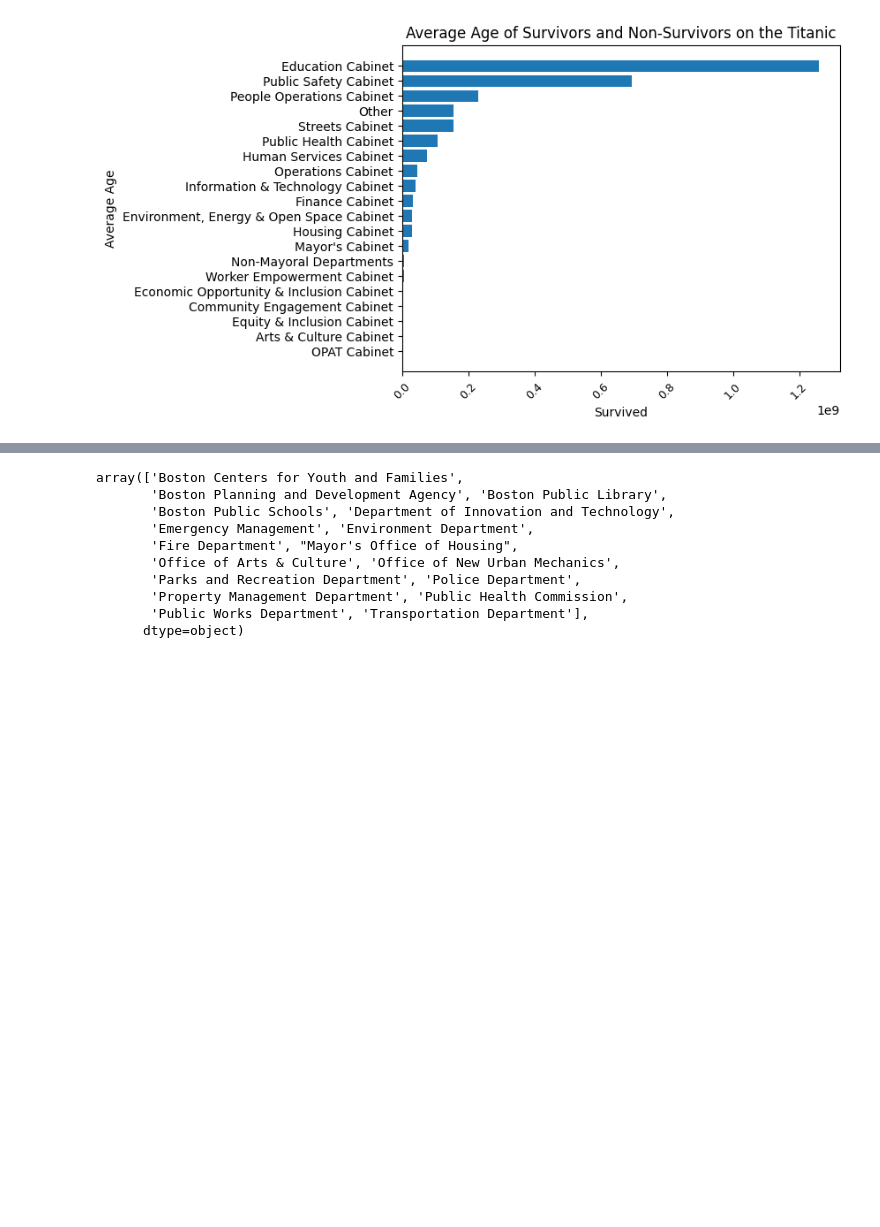
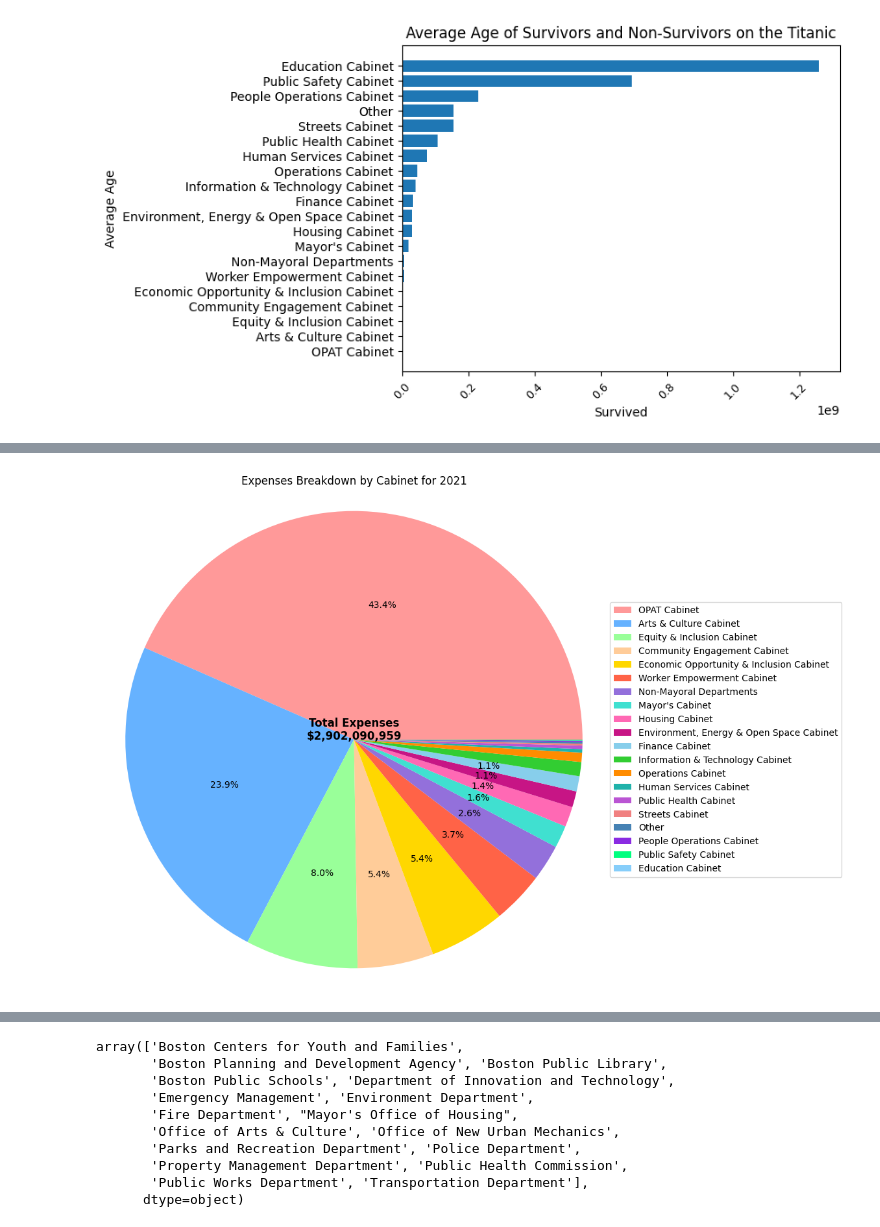
Before and after one commit to BU-Spark/ds-boston-city-budget, a Jupyter notebook: fa23-team-f/OperatingBudgetAnalysis.ipynb, the cells around one changed output, grey strips where cells are left out. Drawn from its saved outputs; the diff is of its cells as text; code cells hidden in the pictures; blank space fills up the shorter version.

Commit message:
Pie charts done

```diff
--- a/fa23-team-f/OperatingBudgetAnalysis.ipynb
+++ b/fa23-team-f/OperatingBudgetAnalysis.ipynb
@@ -4,5 +5,5 @@ import pandas as pd
 # %%
-df = pd.read_csv('/Users/gauravbindra/desktop/DS_Project/data/fy24-adopted-operating-budget.csv')
+df = pd.read_csv('data/fy24-adopted-operating-budget.csv')
 # %%
 df.describe()
 # %% [output]
@@ -300,3 +277,9 @@ plt.xticks(fontsize=9)
   Text(1200000000.0, 0, '1.2'),
   Text(1400000000.0, 0, '1.4')])
 [figure]
+# %%
+#Sum of budget for years
+F21 = df['FY21ActualExpense'].sum()
+F22 = df['FY22ActualExpense'].sum()
+F23 = df['FY23Appropriation'].sum()
+F24 = df['FY24Adopted'].sum()
@@ -302,0 +323,71 @@ plt.xticks(fontsize=9)
+# %%
+#FY21 Pie Chart
+# Example data (replace this with your actual data)
+total_expenses = F21  # Total expenses for the year
+expenses_by_cabinet = {
+    'OPAT Cabinet':                                0.000000e+00,
+    'Arts & Culture Cabinet':                      2.091082e+06,
+    'Equity & Inclusion Cabinet':                  2.451776e+06,
+    'Community Engagement Cabinet':                3.589165e+06,
+    'Economic Opportunity & Inclusion Cabinet':    3.846275e+06,
+    'Worker Empowerment Cabinet':                  7.147400e+06,
+    'Non-Mayoral Departments':                     7.231623e+06,
+    "Mayor's Cabinet":                             1.899482e+07,
+    'Housing Cabinet':                             2.905397e+07,
+    'Environment, Energy & Open Space Cabinet':    3.123729e+07,
+    'Finance Cabinet':                             3.283653e+07,
+    'Information & Technology Cabinet':            4.122348e+07,
+    'Operations Cabinet':                          4.586153e+07,
+    'Human Services Cabinet':                      7.460680e+07,
+    'Public Health Cabinet':                       1.064735e+08,
+    'Streets Cabinet':                             1.555357e+08,
+    'Other':                                       1.558954e+08,
+    'People Operations Cabinet':                   2.311869e+08,
+    'Public Safety Cabinet':                       6.928271e+08,
+    'Education Cabinet':                           1.260001e+09
+}
+
+# Create lists for the pie chart
+labels = list(expenses_by_cabinet.keys())
+values = list(expenses_by_cabinet.values())
+
+# Filter labels and values based on a threshold percentage
+threshold_percentage = 1.0
+filtered_labels = [label for label, value in zip(labels, values) if (value / total_expenses) > threshold_percentage]
+filtered_values = [value for value in values if (value / total_expenses) > threshold_percentage]
+
+# Check if there are any values to show (to avoid empty lists)
+if filtered_values:
+    # Sort labels and values based on the sizes (values)
+    sorted_labels, sorted_values = zip(*sorted(zip(filtered_labels, filtered_values), key=lambda x: x[1], reverse=True))
+
+# Custom colors for the pie chart slices
+custom_colors = ['#FF9999', '#66B2FF', '#99FF99', '#FFCC99', '#FFD700', '#FF6347', '#9370DB', '#40E0D0', '#FF69B4', '#C71585', '#87CEEB', '#32CD32', '#FF8C00', '#20B2AA', '#BA55D3', '#F08080', '#4682B4', '#8A2BE2', '#00FF7F', '#87CEFA']
+
+# Create a pie chart
+plt.figure(figsize=(10, 10))
+wedges, texts, autotexts = plt.pie(sorted_values, autopct='%1.1f%%', colors = custom_colors)
+plt.title('Expenses Breakdown by Cabinet for 2021')
+
+# Hide labels for slices with percentages less than or equal to the threshold
+for autotext in autotexts:
+    percentage = float(autotext.get_text().strip('%'))
+    if percentage <= threshold_percentage:
+        autotext.set_visible(False)
+
+
+# Format total expenses with commas for thousands
+total_expenses_formatted = f'{total_expenses:,.0f}'
+
+# Display total expenses in the center of the pie chart with commas
+plt.text(0, 0, f'Total Expenses\n${total_expenses_formatted}', color='black', fontsize=12, ha='center', weight ='bold')
+
+# Create a legend based on the wedges (slices) and their corresponding labels
+plt.legend(wedges, labels, loc="center left", bbox_to_anchor=(1, 0, 0.5, 1))
+
+plt.axis('equal')  # Equal aspect ratio ensures that pie is drawn as a circle
+
+# Show the pie chart
+plt.show()
+# %% [output]
+[figure, added]
```
Also changed, not shown: parts of 12 cells of this notebook.
